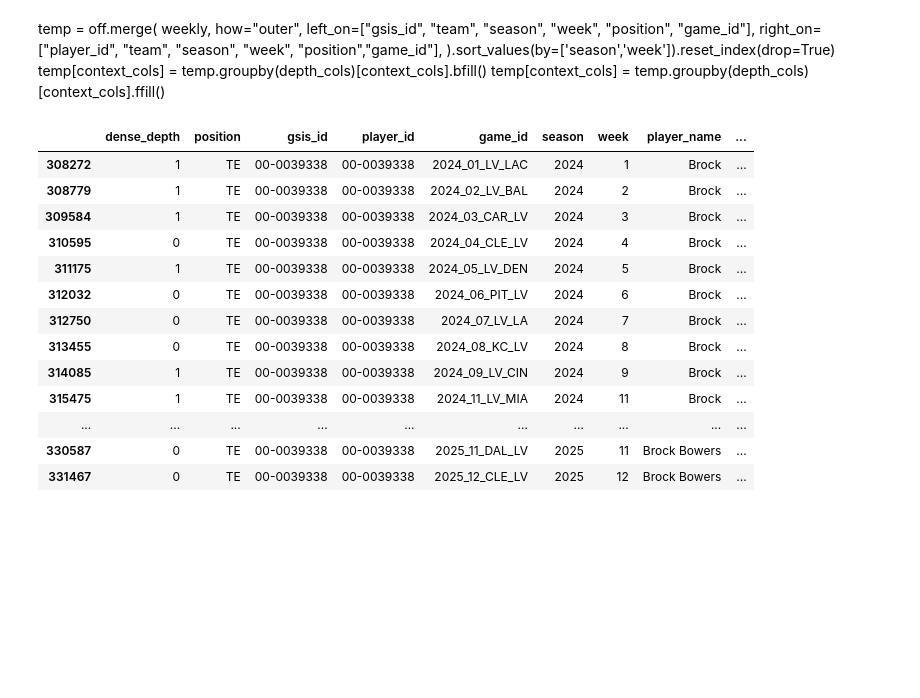
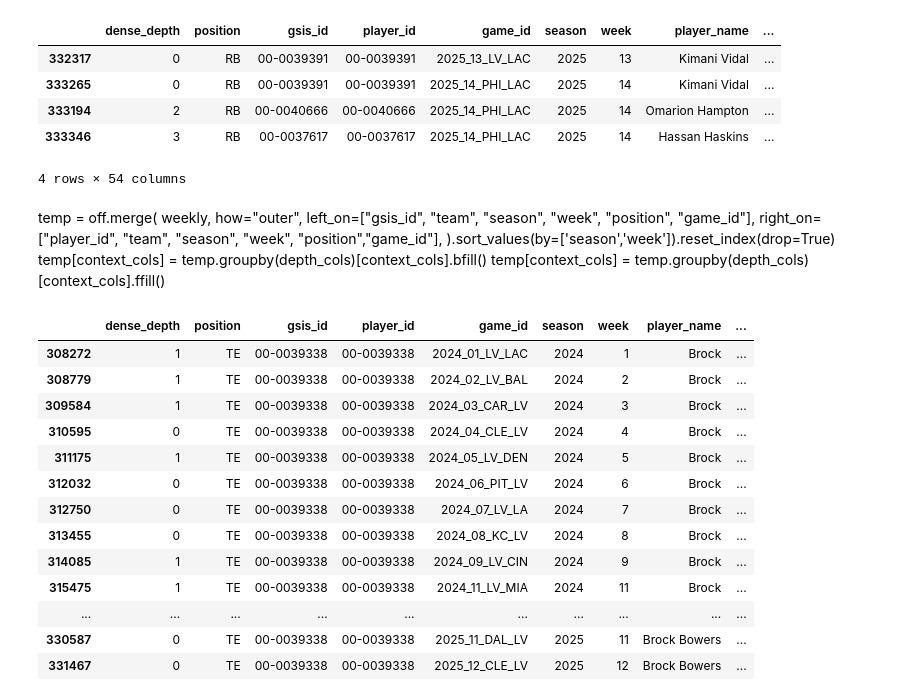
Before and after one commit to sharedw/NFL_sim, a Jupyter notebook: notebooks/other_notebooks/clean_feature_eng.ipynb, the cells around one changed output. Drawn from its saved outputs; the diff is of its cells as text; code cells hidden in the pictures; blank space fills up the shorter version.

```diff
--- a/notebooks/other_notebooks/clean_feature_eng.ipynb
+++ b/notebooks/other_notebooks/clean_feature_eng.ipynb
@@ -12,3 +37,17 @@ df = con.execute(sql).fetchdf()
+# %%
+df.loc[
+	(df.week.between(13,15))
+	& (df.season==2025)
+	& (df.team=='LAC')
+	& (df.position=='RB')
+].sort_values(by=['position','dense_depth'])
+# %% [output]
+|  | dense_depth | position | gsis_id | player_id | game_id | season | week | player_name | ... |
+| 332317 | 0 | RB | 00-0039391 | 00-0039391 | 2025_13_LV_LAC | 2025 | 13 | Kimani Vidal | ... |
+| 333265 | 0 | RB | 00-0039391 | 00-0039391 | 2025_14_PHI_LAC | 2025 | 14 | Kimani Vidal | ... |
+| 333194 | 2 | RB | 00-0040666 | 00-0040666 | 2025_14_PHI_LAC | 2025 | 14 | Omarion Hampton | ... |
+| 333346 | 3 | RB | 00-0037617 | 00-0037617 | 2025_14_PHI_LAC | 2025 | 14 | Hassan Haskins | ... |
+4 rows × 54 columns
 # %%
 context_cols = ['player_id', 'player_display_name','position',
 ]
```
Also changed, not shown: parts of 1 cell of this notebook, 2 other files.
